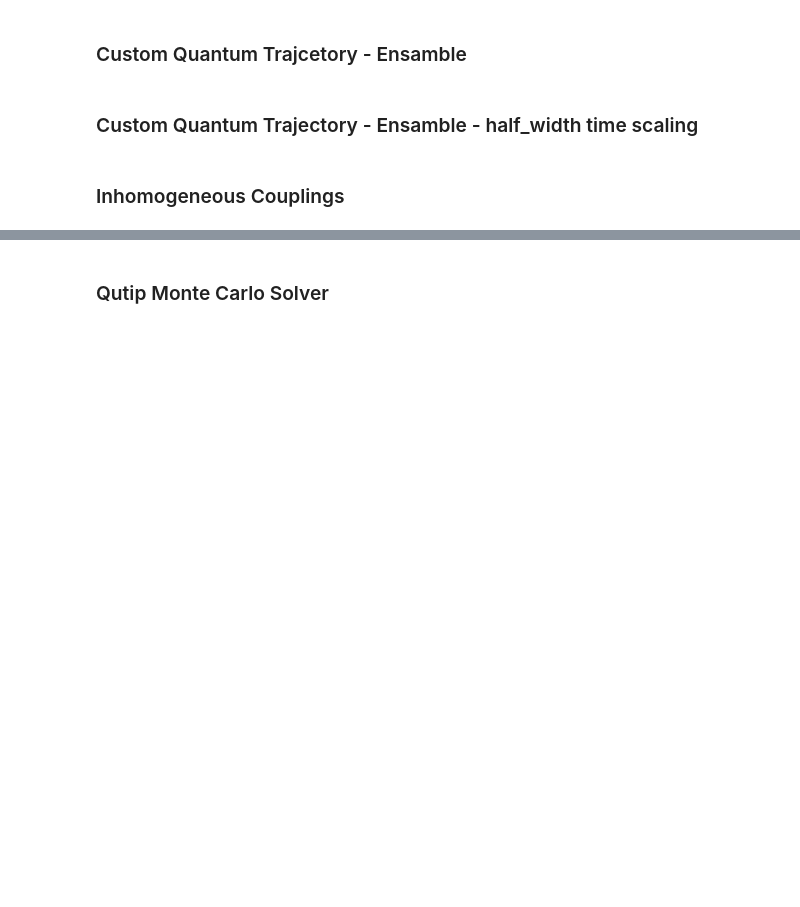
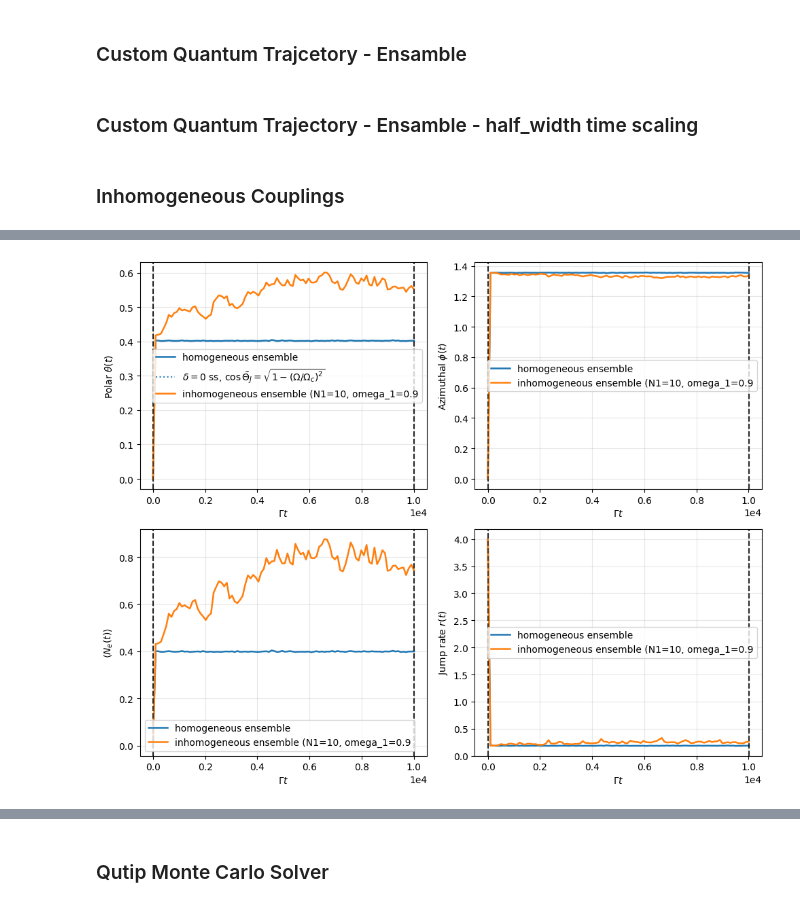
Before and after one commit to AsharKamal98/cavity-OAT, a Jupyter notebook: main.ipynb, the cells around one changed output, grey strips where cells are left out. Drawn from its saved outputs; the diff is of its cells as text; code cells hidden in the pictures; blank space fills up the shorter version.

Commit message:
refactor: J-sphere normalized spin components and angles

```diff
--- a/main.ipynb
+++ b/main.ipynb
@@ -444,6 +444,8 @@ run_ensamble_half_width_time_scaling(
 # %% [markdown]
 ### Inhomogeneous Couplings
 # %%
+num_snapshots = 100
+
 def compare_homogeneous_vs_inhomogeneous(
     N=100,
     dN=0,
@@ -492,9 +494,9 @@ def compare_homogeneous_vs_inhomogeneous(
 
 
     phases = default_three_phase_protocol(
-        T1=5.0,
-        T2=500.0,
-        T3=5.0,
+        T1=10.0,
+        T2=10000.0,
+        T3=0.0,
         delta0=delta0,
         Omega0=Omega0,
     )
@@ -618,25 +620,25 @@ def compare_homogeneous_vs_inhomogeneous(
         output_path=output_dir / "inhomogeneous_group_angles.png",
     )
 
-    plot_compare_dephasing_bloch_lengths(
-        homogeneous_ensemble,
-        inhomogeneous_ensemble,
-        homogeneous_averaged_observables=homogeneous_observables,
-        inhomogeneous_averaged_observables=inhomogeneous_observables,
-        n_processes=n_processes,
-        output_path=output_dir / "inhomogeneous_dephasing_vs_homogeneous.png",
-    )
-    plot_generalized_xi(
-        homogeneous_ensemble,
-        n_processes=n_processes,
-        averaged_observables=homogeneous_observables,
-        output_path=output_dir / "homogeneous_squeezing.png",
-    )
-    plot_inhomogeneous_generalized_xi(
-        inhomogeneous_ensemble,
-        n_processes=n_processes,
-        output_path=output_dir / "inhomogeneous_squeezing.png",
-    )
+    # plot_compare_dephasing_bloch_lengths(
+    #     homogeneous_ensemble,
+    #     inhomogeneous_ensemble,
+    #     homogeneous_averaged_observables=homogeneous_observables,
+    #     inhomogeneous_averaged_observables=inhomogeneous_observables,
+    #     n_processes=n_processes,
+    #     output_path=output_dir / "inhomogeneous_dephasing_vs_homogeneous.png",
+    # )
+    # plot_generalized_xi(
+    #     homogeneous_ensemble,
+    #     n_processes=n_processes,
+    #     averaged_observables=homogeneous_observables,
+    #     output_path=output_dir / "homogeneous_squeezing.png",
+    # )
+    # plot_inhomogeneous_generalized_xi(
+    #     inhomogeneous_ensemble,
+    #     n_processes=n_processes,
+    #     output_path=output_dir / "inhomogeneous_squeezing.png",
+    # )
 
     # print(f"Homogeneous runtime: {homogeneous_runtime:.3f} s")
     # print(f"Inhomogeneous runtime (N_J1=0): {inhomogeneous_runtime:.3f} s")
@@ -651,16 +653,42 @@ def compare_homogeneous_vs_inhomogeneous(
     #     inh = np.asarray(getattr(inhomogeneous_avg.observables, key), dtype=float)
     #     print(f"max |{key}_hom - {key}_inh| = {np.max(np.abs(hom - inh)):.6e}")
 
+    from quantum_trajectories.j_moments import compute_ensemble_j_moments
+
+    t0 = time.perf_counter()
+    J = compute_ensemble_j_moments(
+        inhomogeneous_ensemble,
+        n_processes=n_processes,
+    )
+
+
+    from quantum_trajectories.plotting_j_moments import (
+    plot_j_spin_components,
+    plot_j_angles,
+)
+
+    fig, axes = plot_j_spin_components(
+        J,
+        phases=phases,
+        # output_path = output_dir / "inhomogeneous_nj1_zero_vs_homogeneous.png",
+        # label="run 1",
+        )
+    fig, axes = plot_j_angles(
+        J,
+        phases=phases,
+    )
+
+
 
 compare_homogeneous_vs_inhomogeneous(
-    N=10,
+    N=20,
     dN=0,
-    N1=5,
+    N1=10,
     dt=1e-2,
     Gamma=1.0,
-    ntraj=90,
+    ntraj=100,
     shifted_jump_operator=True,
-    omega_1=0.7,
-    n_processes=9,
+    omega_1=0.9,
+    n_processes=10,
 )
 # %% [output]
@@ -687,0 +705 @@ inhom xi timing: group theta_S/phi_S construction finished in 0.000 s
+[figure, added]
```
Also changed, not shown: parts of 2 cells of this notebook, 9 other files.
